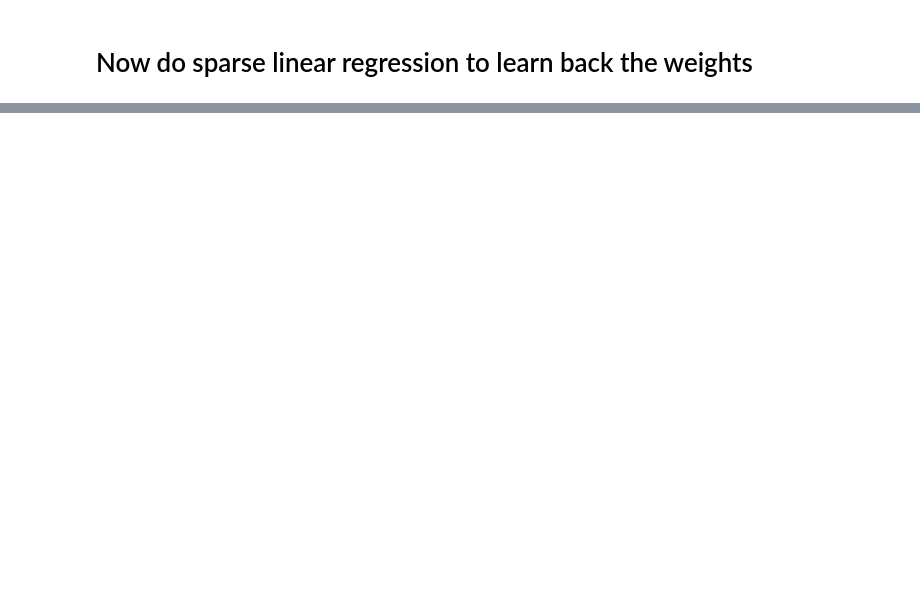
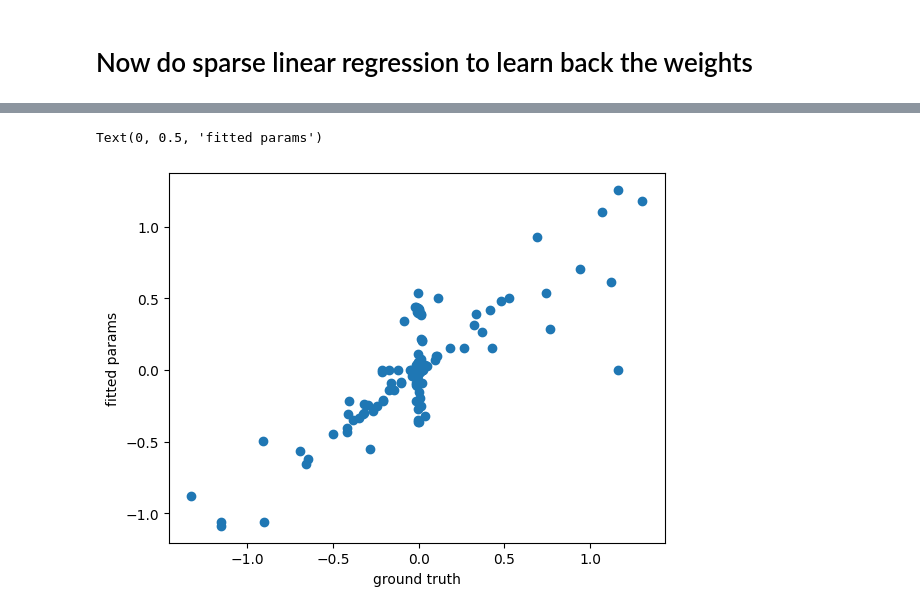
Before and after one commit to swagatam101/doe, a Jupyter notebook: DOE_SOLD_manual1.ipynb, the cells around one changed output, grey strips where cells are left out. Saved outputs shown, nothing was run; the diff lists cells and outputs as text; code cells hidden in the pictures; blank space fills up the shorter version.

Commit message:
fitting model

```diff
--- a/DOE_SOLD_manual1.ipynb
+++ b/DOE_SOLD_manual1.ipynb
@@ -121,0 +120,2 @@ Text(0.5, 1.0, 'in silico responses (indedl acivity)')
+# %%
+F = doe_utils.fitting_model(S.mutation_probs_variable_region_indexed)
@@ -121,0 +148,11 @@ Text(0.5, 1.0, 'in silico responses (indedl acivity)')
+# %%
+res = F.fit(seqs, responses)
+# %%
+ground_truth = np.concatenate((np.ravel(Model1.independent_weights[Model1.independent_mask]), np.ravel(Model1.pairwise_weights[Model1.pairwise_mask])))
+# %%
+plt.scatter(ground_truth, res)
+plt.xlabel("ground truth")
+plt.ylabel("fitted params")
+# %% [output]
+Text(0, 0.5, 'fitted params')
+[figure, added]
```
Also changed, not shown: parts of 12 cells of this notebook, 2 other files.
